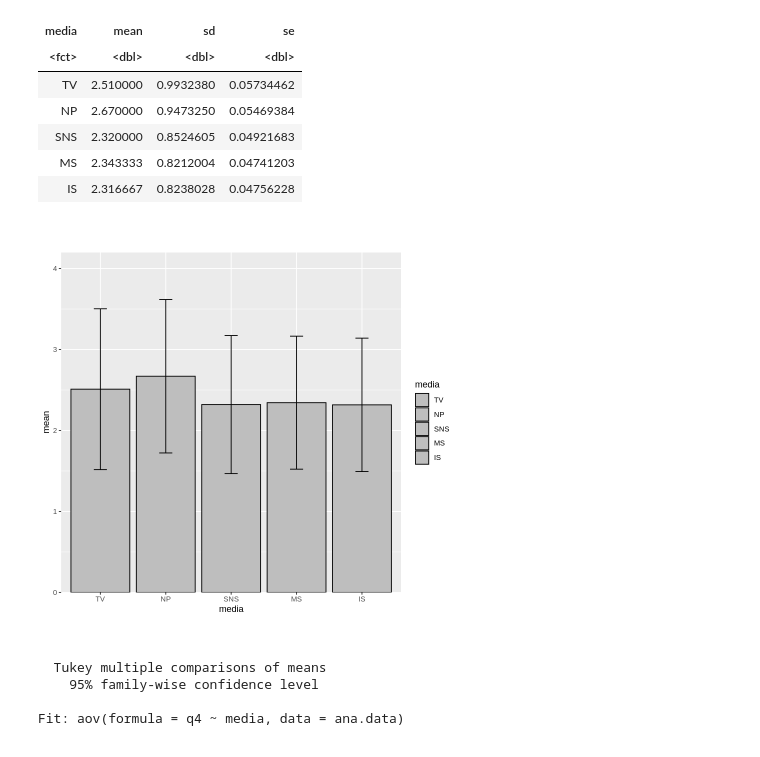
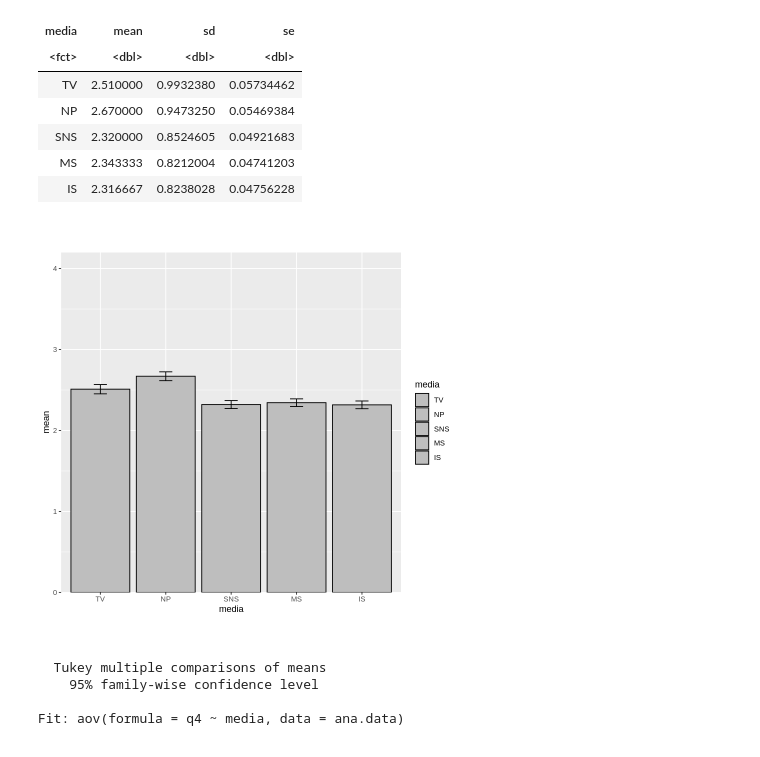
Before and after one commit to e4rll/kanmake, a Jupyter notebook: kanmake.ipynb, the cells around one changed output. Saved outputs shown, nothing was run; the diff lists cells and outputs as text; code cells hidden in the pictures.

```diff
--- a/kanmake.ipynb
+++ b/kanmake.ipynb
@@ -220,19 +220,19 @@ A data.frame: 5 × 4
 # %%
 bp <- ggplot(ana.des,
            aes(x = media,
                y = mean,
                fill = media
                )
            )
 
 bp <- bp + geom_bar(stat="identity", colour="black", position=position_dodge())
 bp <- bp + scale_fill_manual(values=c("gray","gray","gray","gray","gray"))
-bp <- bp + geom_errorbar(aes(ymin=mean-sd,ymax=mean+sd), width=.2)
+bp <- bp + geom_errorbar(aes(ymin=mean-se,ymax=mean+se), width=.2)
 bp <- bp + scale_y_continuous(expand=c(0,0), limits=c(0, 4.2))
 bp <- bp + theme(aspect.ratio=1)
 bp
 # %% [output]
-[figure, old version]
+[figure, new version]
 # %%
 TukeyHSD(aov(q4~media, data=ana.data))
 # %% [output]
```
Also changed, not shown: parts of 5 cells of this notebook.
